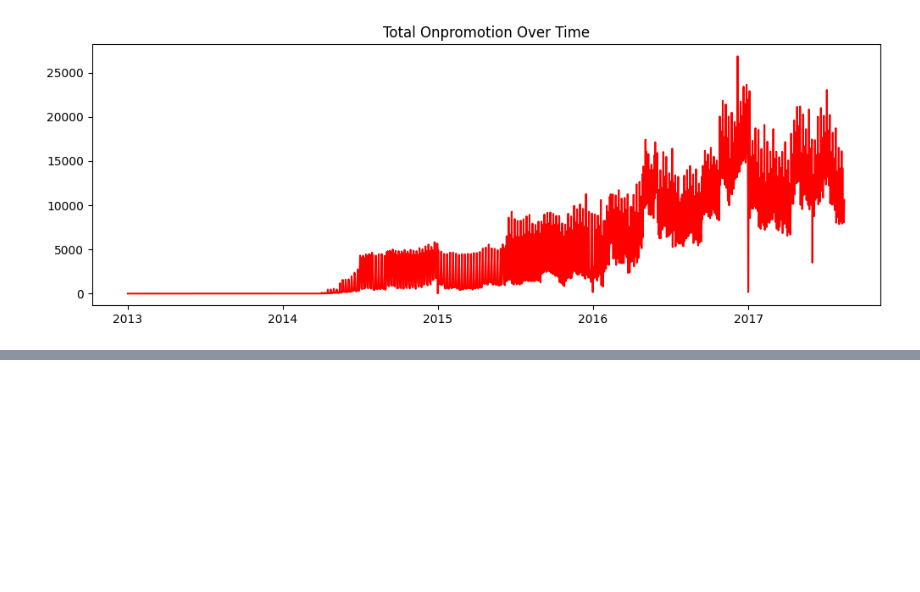
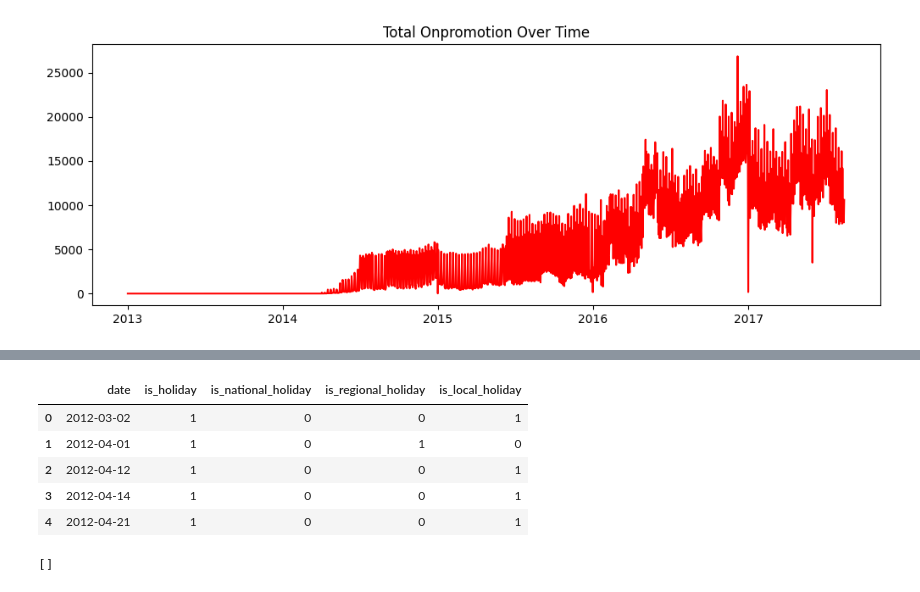
Before and after one commit to mohitDhami87/Store_Sales_Time_Series_Forecasting, a Jupyter notebook: store-sales-time-series-forecasting.ipynb, the cells around one changed output, grey strips where cells are left out. Drawn from its saved outputs; the diff is of its cells as text; code cells hidden in the pictures; blank space fills up the shorter version.

```diff
--- a/store-sales-time-series-forecasting.ipynb
+++ b/store-sales-time-series-forecasting.ipynb
@@ -101,0 +139,22 @@ plt.show()
+# %%
+hol = holidays_df.copy()
+hol = hol[hol["transferred"] == False].copy()
+hol["is_holiday"] = 1
+hol["is_national_holiday"] = (hol["locale"] == "National").astype(int)
+hol["is_regional_holiday"] = (hol["locale"] == "Regional").astype(int)
+hol["is_local_holiday"] = (hol["locale"] == "Local").astype(int)
+
+hol_agg = hol.groupby("date", as_index=False).agg(
+    is_holiday=("is_holiday", "max"),
+    is_national_holiday=("is_national_holiday", "max"),
+    is_regional_holiday=("is_regional_holiday", "max"),
+    is_local_holiday=("is_local_holiday", "max"))
+
+display(hol_agg.head())
+# %% [output]
+|  | date | is_holiday | is_national_holiday | is_regional_holiday | is_local_holiday |
+| 0 | 2012-03-02 | 1 | 0 | 0 | 1 |
+| 1 | 2012-04-01 | 1 | 0 | 1 | 0 |
+| 2 | 2012-04-12 | 1 | 0 | 0 | 1 |
+| 3 | 2012-04-14 | 1 | 0 | 0 | 1 |
+| 4 | 2012-04-21 | 1 | 0 | 0 | 1 |
@@ -101,0 +241,5 @@ plt.show()
+# %%
+missing = [c for c in feature_cols if c not in train_part.columns]
+print(missing)
+# %% [output]
+[]
```
Also changed, not shown: parts of 18 cells of this notebook.
